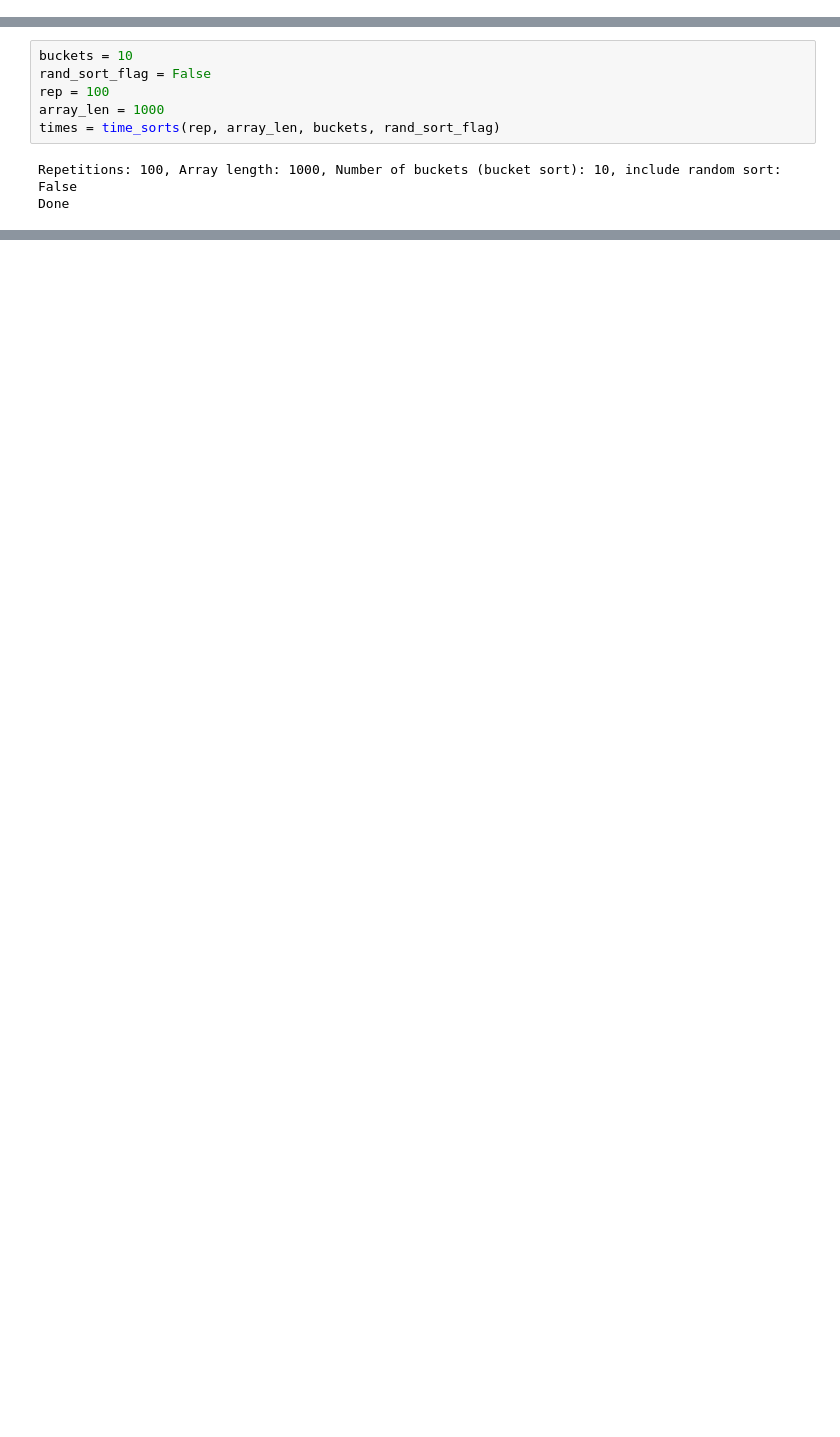
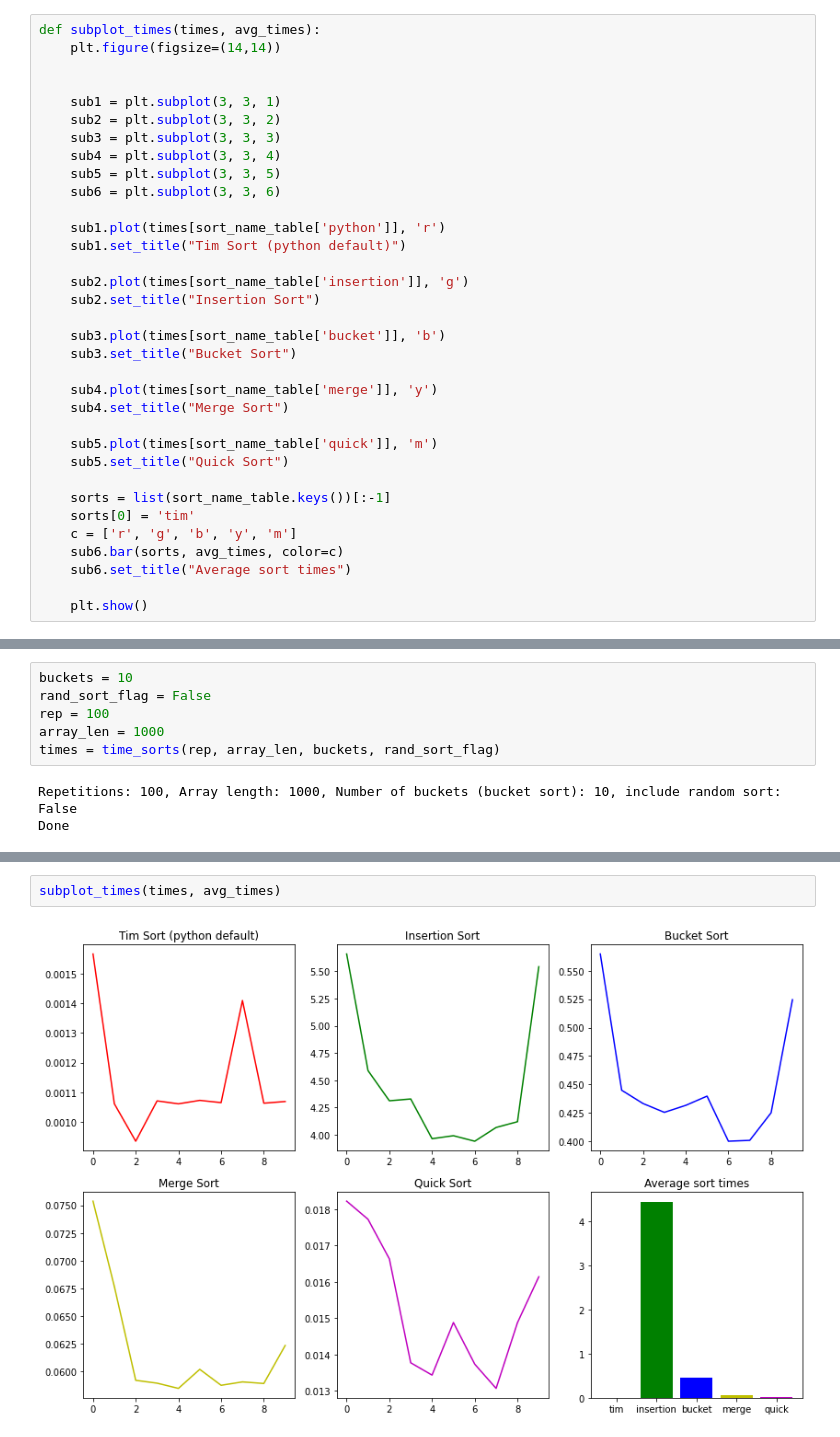
Before and after one commit to RobSeSa/sorting-exploration, a Jupyter notebook: visualize_sorts.ipynb, the cells around one changed output, grey strips where cells are left out. Cells and saved outputs as stored; diff of their text form; blank space fills up the shorter version.

```diff
--- a/visualize_sorts.ipynb
+++ b/visualize_sorts.ipynb
@@ -166,0 +196,34 @@ plt.show()
+# %%
+def subplot_times(times, avg_times):
+    plt.figure(figsize=(14,14))
+
+
+    sub1 = plt.subplot(3, 3, 1)
+    sub2 = plt.subplot(3, 3, 2)
+    sub3 = plt.subplot(3, 3, 3)
+    sub4 = plt.subplot(3, 3, 4)
+    sub5 = plt.subplot(3, 3, 5)
+    sub6 = plt.subplot(3, 3, 6)
+
+    sub1.plot(times[sort_name_table['python']], 'r')
+    sub1.set_title("Tim Sort (python default)")
+
+    sub2.plot(times[sort_name_table['insertion']], 'g')
+    sub2.set_title("Insertion Sort")
+
+    sub3.plot(times[sort_name_table['bucket']], 'b')
+    sub3.set_title("Bucket Sort")
+
+    sub4.plot(times[sort_name_table['merge']], 'y')
+    sub4.set_title("Merge Sort")
+
+    sub5.plot(times[sort_name_table['quick']], 'm')
+    sub5.set_title("Quick Sort")
+
+    sorts = list(sort_name_table.keys())[:-1]
+    sorts[0] = 'tim'
+    c = ['r', 'g', 'b', 'y', 'm']
+    sub6.bar(sorts, avg_times, color=c)
+    sub6.set_title("Average sort times")
+
+    plt.show()
@@ -175,0 +262,4 @@ Done
+# %%
+subplot_times(times, avg_times)
+# %% [output]
+[figure, added]
```
Also changed, not shown: parts of 11 cells of this notebook.
